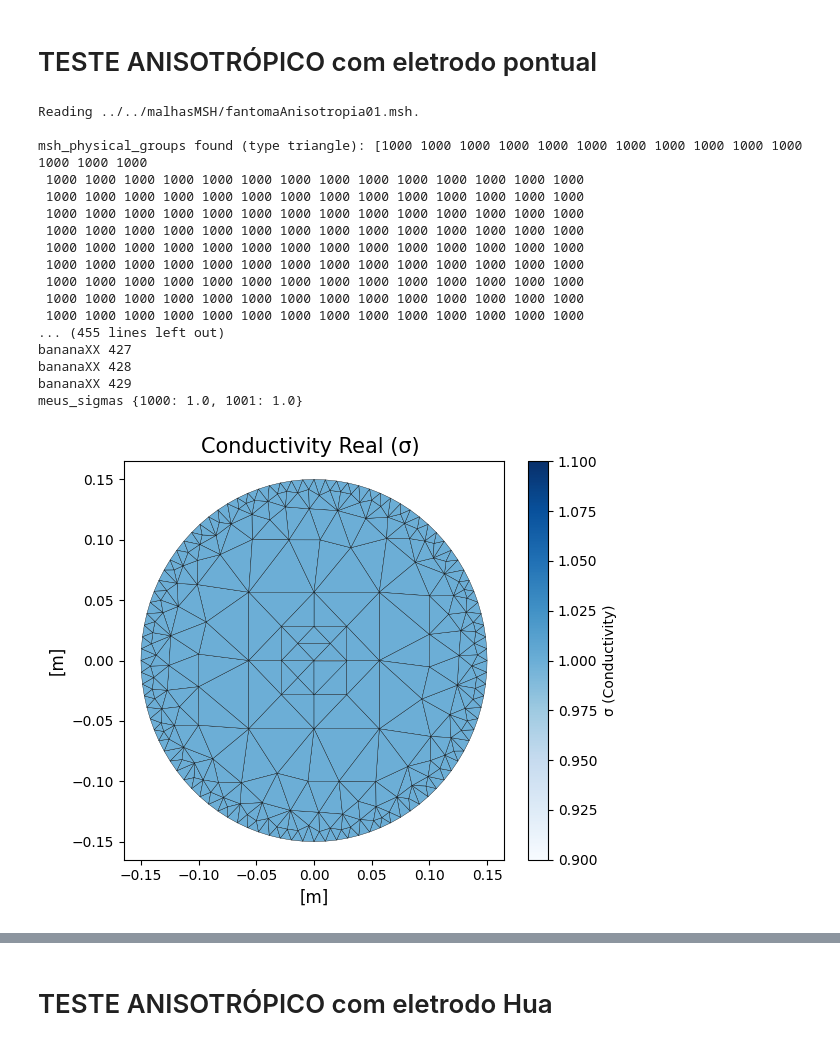
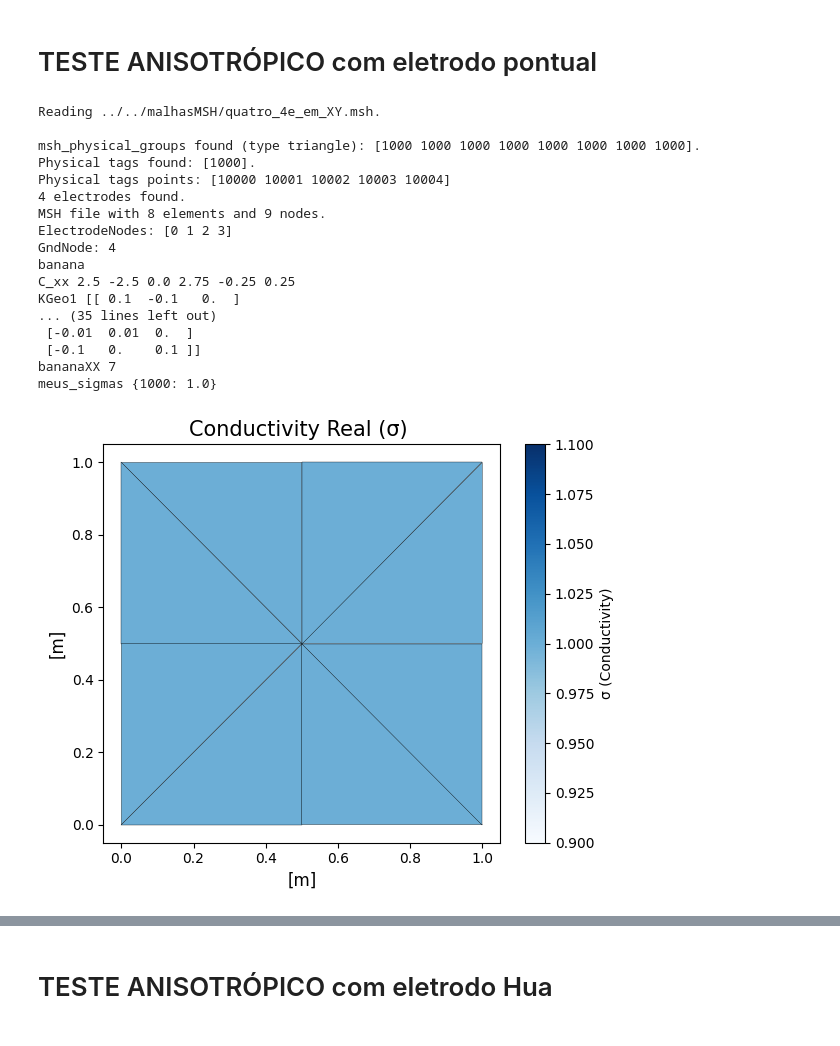
Before and after one commit to rodgraneiro/EIT_2D, a Jupyter notebook: exemplos/biblioteca_Edson/exemplos_biblioteca_Edson.ipynb, the cells around one changed output, grey strips where cells are left out. Drawn from its saved outputs; the diff is of its cells as text; code cells hidden in the pictures.

Commit message:
teste para debug problema direto anisotropico

```diff
--- a/exemplos/biblioteca_Edson/exemplos_biblioteca_Edson.ipynb
+++ b/exemplos/biblioteca_Edson/exemplos_biblioteca_Edson.ipynb
@@ -334,14 +334,14 @@ import matplotlib.pyplot as plt
 #nome = '../../malhasMSH/quatro_triangulos_03nov2025.msh'
 #nome = '../../malhasMSH/dezesseis_triangulos_22jan25.msh'
 #nome = '../../malhasMSH/circ16_base_plus.msh'
-nome = '../../malhasMSH/fantomaAnisotropia01.msh'
+#nome = '../../malhasMSH/fantomaAnisotropia01.msh'
 #nome = '../../malhasMSH/quadrado_16e.msh'
 #nome = '../../malhasMSH/dezesseis_triangulos_1body.msh'
 #nome = '../../malhasMSH/quadrado_16e_plus.msh'
-#nome = '../../malhasMSH/quatro_4e_em_XY.msh'
+nome = '../../malhasMSH/quatro_4e_em_XY.msh'
 
 #MinhaMalhaPto2 = mesh.PointElectrodes2DMeshEdson(4, nome_msh=nome, altura2D = 1.00)
-MinhaMalhaPto2 = mesh.PointElectrodes2DMeshAnisotropic(4, nome_msh=nome, altura2D = 0.02, thetaAngle = 0.0, sigmaX = 1.0, sigmaY = 10.00)
+MinhaMalhaPto2 = mesh.PointElectrodes2DMeshAnisotropic(4, nome_msh=nome, altura2D = 0.02, thetaAngle = 0.0, sigmaX = 10.0, sigmaY = 1.00)
 #MinhaMalhaPto2 = mesh.PointElectrodes2DMeshEdson(4, nome_msh=nome, altura2D = 0.02, useEdson=True)
 
 #inearTriangleAnisotropic
@@ -355,18 +355,19 @@ MinhaMalhaPto2.ReadMesh()
 
 
 meus_sigmas = {
-1000 : 1.000,
-1001 : 1.00}#,
+1000 : 1.000}#,
+#1001 : 10.00}#,
 #1002 : 2.00,
 #1003 : 2.00}
 '''
 meus_sigmas = {
 1000 : 1.0,
-10000 : 1.0e0,
-10001 : 1.0e0,
-10002 : 1.0e0,
-10003 : 1.0e0,
-10004 : 1.0e0,
+1001 : 1.0,
+10000 : 1.0e9,
+10001 : 1.0e9,
+10002 : 1.0e9,
+10003 : 1.0e9,
+10004 : 1.0e9,
 }
 '''
 
@@ -376,47 +377,47 @@ meus_sigmas = {
 MinhaMalhaPto2.SetSigmaPhysicaEntity(meus_sigmas)
 
 
 MinhaMalhaPto2.CalcKGlobal() # calculando KGlobal usando Sigmas
 
 print('meus_sigmas',meus_sigmas)
 #print(f'MinhaMalhaPto2.KGlobal =  {MinhaMalhaPto2.KGlobal}')
 
 fwd = forwardProblem.forward_problem(MinhaMalhaPto2, Pcorrente=None, SkipPattern=1, I =1.0e-3)   # __init__ roda aqui
 
 #print(f'Pcorrente \n {fwd.corrente[MinhaMalhaPto.NumberOfNodes-MinhaMalhaPto.NumberOfElectrodes: MinhaMalhaPto.NumberOfNodes]}')
 #print(f'Pcorrente \n {fwd.corrente[:16]}')
 
 #print(f'Pcorrente \n {fwd.corrente.shape}')
 
 mtz_Vmedido = fwd.Solve()
 #print(f'Vmedido \n {fwd.Vmedido[:,0]}')
 
 nome_arquivo = 'ParaVernoGmshPto'
 fwd.criar_arquivo_pos_2D( fwd.Vmedido, nome_arquivo)
 
 fwd.abrir_Gmsh_pos(nome_arquivo, runGmsh=True)
 
 #print(f'self.Yinversa \n {fwd.Yinversa}')
 
 V_measured = fwd.Vmedido_eletrodos
 #print('V_measured ',V_measured)
 print('meus_sigmas ',meus_sigmas)
 # %% [output]
-Reading ../../malhasMSH/fantomaAnisotropia01.msh.
+Reading ../../malhasMSH/quatro_4e_em_XY.msh.
 
-msh_physical_groups found (type triangle): [1000 1000 1000 1000 1000 1000 1000 1000 1000 1000 1000 1000 1000 1000
- 1000 1000 1000 1000 1000 1000 1000 1000 1000 1000 1000 1000 1000 1000
- 1000 1000 1000 1000 1000 1000 1000 1000 1000 1000 1000 1000 1000 1000
- 1000 1000 1000 1000 1000 1000 1000 1000 1000 1000 1000 1000 1000 1000
- 1000 1000 1000 1000 1000 1000 1000 1000 1000 1000 1000 1000 1000 1000
- 1000 1000 1000 1000 1000 1000 1000 1000 1000 1000 1000 1000 1000 1000
- 1000 1000 1000 1000 1000 1000 1000 1000 1000 1000 1000 1000 1000 1000
- 1000 1000 1000 1000 1000 1000 1000 1000 1000 1000 1000 1000 1000 1000
- 1000 1000 1000 1000 1000 1000 1000 1000 1000 1000 1000 1000 1000 1000
- 1000 1000 1000 1000 1000 1000 1000 1000 1000 1000 1000 1000 1000 1000
-... (455 lines left out)
-bananaXX 427
-bananaXX 428
-bananaXX 429
-meus_sigmas {1000: 1.0, 1001: 1.0}
+msh_physical_groups found (type triangle): [1000 1000 1000 1000 1000 1000 1000 1000].
+Physical tags found: [1000].
+Physical tags points: [10000 10001 10002 10003 10004]
+4 electrodes found.
+MSH file with 8 elements and 9 nodes.
+ElectrodeNodes: [0 1 2 3]
+GndNode: 4
+banana
+C_xx 2.5 -2.5 0.0 2.75 -0.25 0.25
+KGeo1 [[ 0.1  -0.1   0.  ]
+... (35 lines left out)
+ [-0.01  0.01  0.  ]
+ [-0.1   0.    0.1 ]]
+bananaXX 7
+meus_sigmas {1000: 1.0}
-[figure, old version]
+[figure, new version]
```
Also changed, not shown: parts of 1 cell of this notebook, 1 other file.
